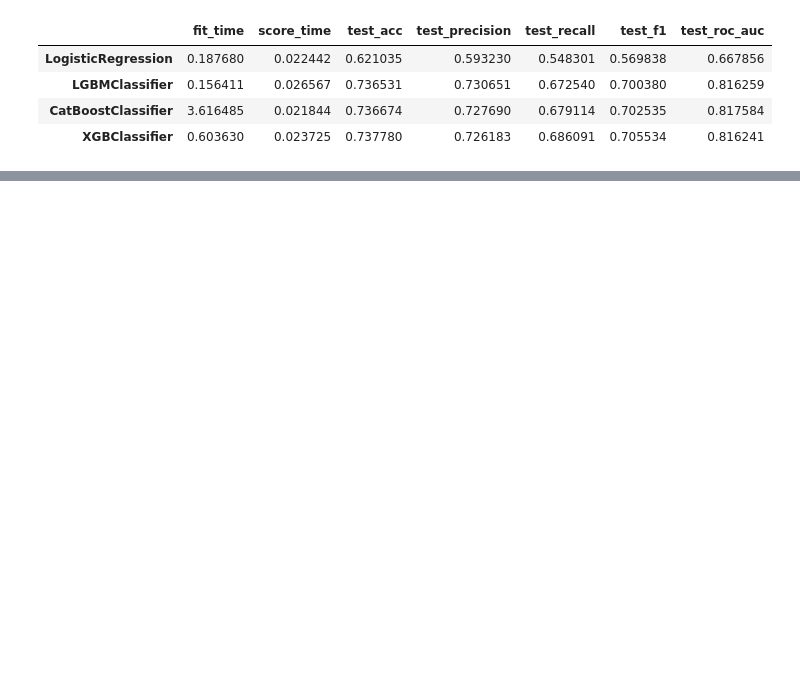
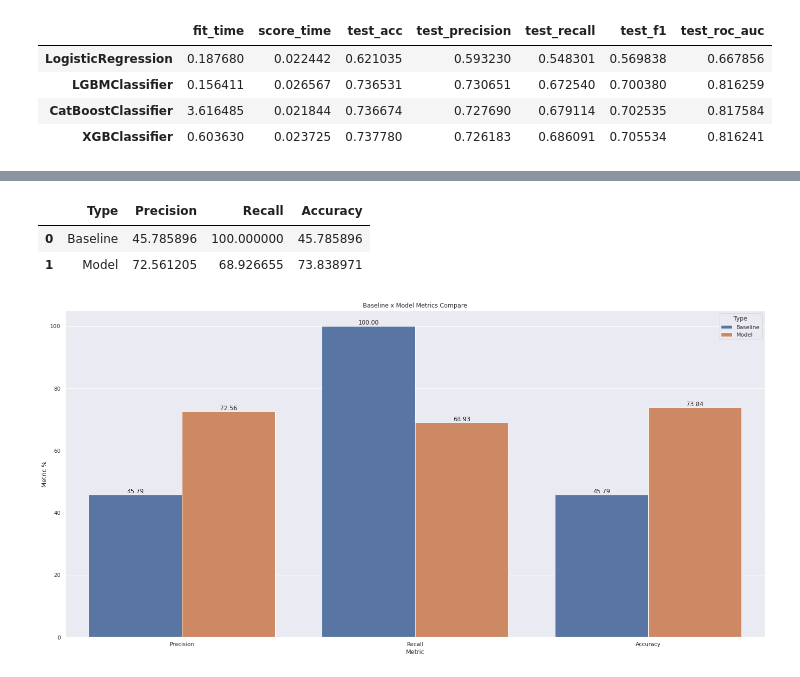
Before and after one commit to tadeucbm/Starbucks-Capstone, a Jupyter notebook: offer_predict.ipynb, the cells around one changed output, grey strips where cells are left out. Saved outputs shown, nothing was run; the diff lists cells and outputs as text; code cells hidden in the pictures; blank space fills up the shorter version.

Commit message:
adding final model

```diff
--- a/offer_predict.ipynb
+++ b/offer_predict.ipynb
@@ -747,0 +787,6 @@ final_model.best_score_
+# %%
+predicts_test = final_model.predict(X_test)
+# %%
+model_prec = me.precision_score(y_test, predicts_test) * 100
+model_recall = me.recall_score(y_test, predicts_test) * 100
+model_accuracy = me.accuracy_score(y_test, predicts_test) * 100
@@ -747,0 +801,26 @@ final_model.best_score_
+# %%
+df_compare = pd.DataFrame({'Baseline': [base_prec, base_recall, base_accuracy],
+                           'Model': [model_prec, model_recall, model_accuracy]},
+                          index=['Precision', 'Recall', 'Accuracy']).T.reset_index()
+df_compare.rename({'index': 'Type'}, axis=1, inplace=True)
+# %%
+df_compare
+# %% [output]
+|  | Type | Precision | Recall | Accuracy |
+| 0 | Baseline | 45.785896 | 100.000000 | 45.785896 |
+| 1 | Model | 72.561205 | 68.926655 | 73.838971 |
+# %%
+df_compare = df_compare.melt(id_vars='Type').rename(columns=str.title)
+# %%
+fig, ax = plt.subplots()
+
+sns.barplot(x='Variable', y='Value', hue='Type', data=df_compare)
+
+plt.title('Baseline x Model Metrics Compare')
+plt.ylabel('Metric %')
+plt.xlabel('Metric')
+
+ax.bar_label(ax.containers[-2], fmt='%.2f', label_type='edge')
+ax.bar_label(ax.containers[-1], fmt='%.2f', label_type='edge');
+# %% [output]
+[figure, added]
```
Also changed, not shown: parts of 39 cells of this notebook.
